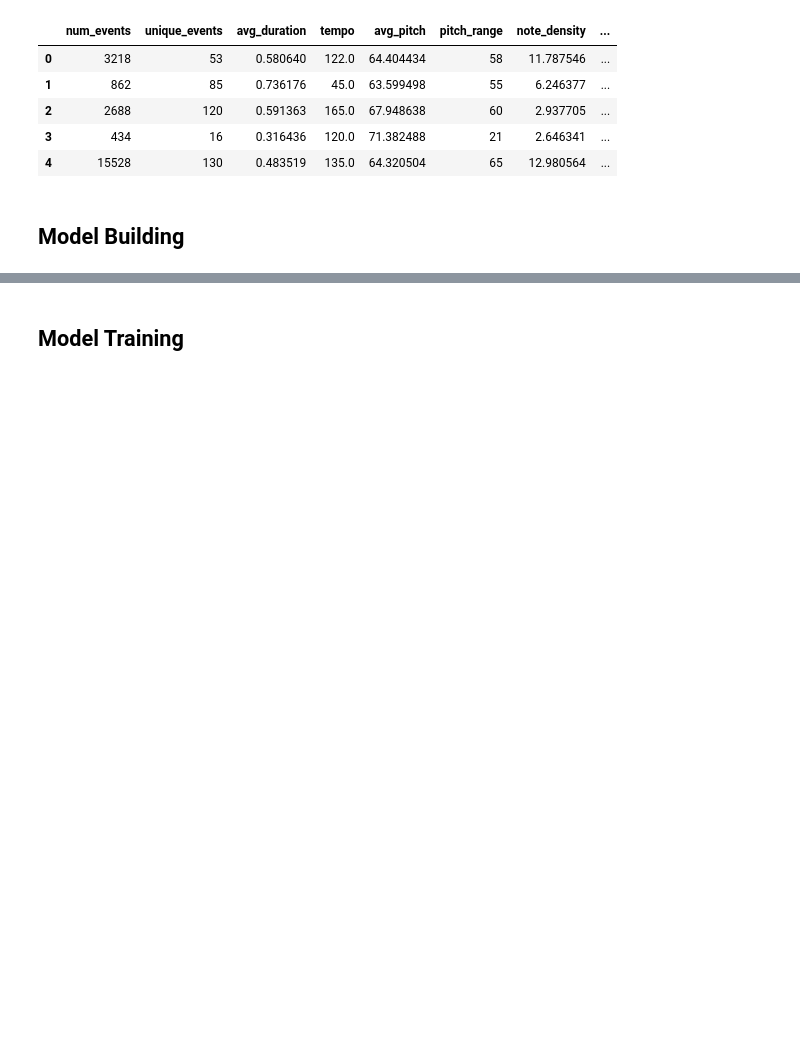
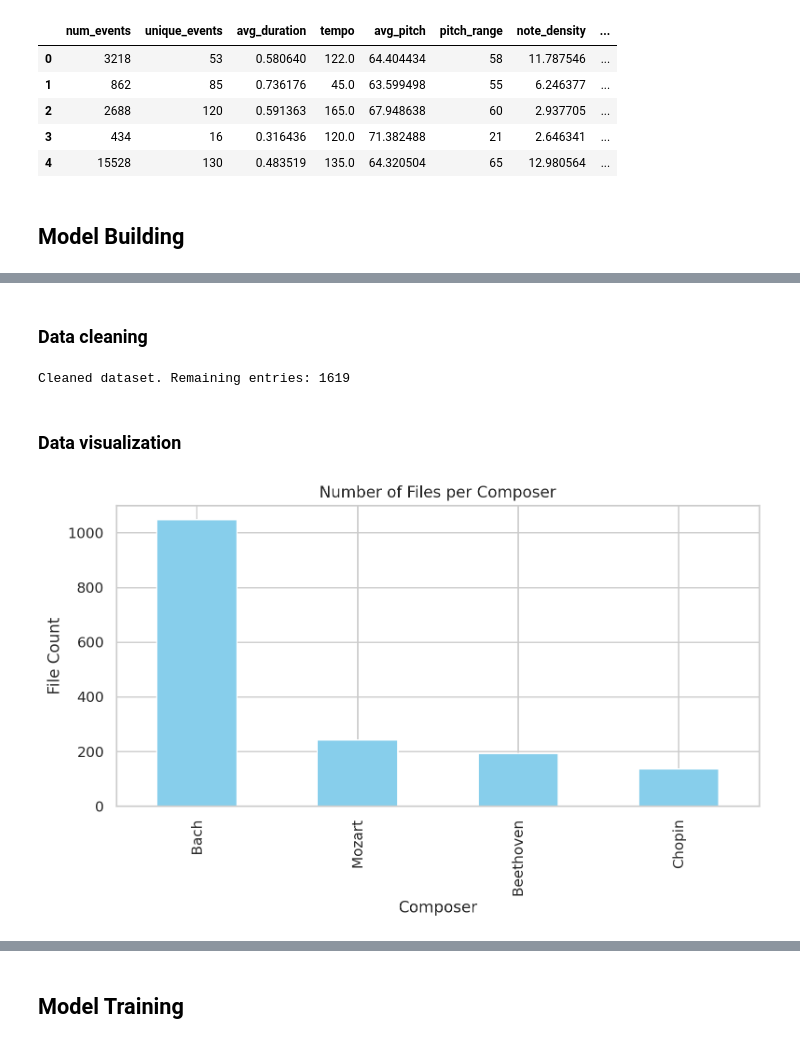
Before and after one commit to santa-dask/Music_Maestro_AI, a Jupyter notebook: AAI-511-IN2-Music_Maestro_AI-Project.ipynb, the cells around one changed output, grey strips where cells are left out. Saved outputs shown, nothing was run; the diff lists cells and outputs as text; code cells hidden in the pictures; blank space fills up the shorter version.

Commit message:
Updated data cleaning and visualization

```diff
--- a/AAI-511-IN2-Music_Maestro_AI-Project.ipynb
+++ b/AAI-511-IN2-Music_Maestro_AI-Project.ipynb
@@ -279,0 +283,8 @@ features_df.head()
+# %%
+# Load the uploaded dataset
+df = pd.read_csv(csv_file)
+
+# Show basic info
+df.info()
+
+df.head()
@@ -279,0 +315,44 @@ features_df.head()
+# %% [markdown]
+### Data cleaning
+# %%
+# Drop rows where note_sequence is missing or empty
+df = df[df['note_sequence'].notnull() & (df['note_sequence'].str.strip() != '')]
+
+# If there's an 'error' column, drop rows where errors were recorded
+if 'error' in df.columns:
+    df = df[df['error'].isnull() | (df['error'].str.strip() == '')]
+
+# Reset index after filtering
+df = df.reset_index(drop=True)
+
+# Convert note_density column to numerical value
+df['note_density'] = pd.to_numeric(df['note_density'], errors='coerce')
+
+print(f"Cleaned dataset. Remaining entries: {len(df)}")
+# %% [output]
+Cleaned dataset. Remaining entries: 1619
+# %% [markdown]
+### Data visualization
+# %%
+# Check number of files per composer and by split
+composer_counts = df['composer'].value_counts()
+split_counts = df['split'].value_counts()
+composer_split_counts = df.groupby(['composer', 'split']).size().unstack(fill_value=0)
+
+# Check missing or error-prone entries
+missing_sequences = df['note_sequence'].isnull().sum()
+error_files = df['error'].notnull().sum() if 'error' in df.columns else 0
+# %%
+# Set plot style
+sns.set(style="whitegrid")
+
+# Number of files per composer
+plt.figure(figsize=(8, 5))
+composer_counts.plot(kind='bar', color='skyblue')
+plt.title('Number of Files per Composer')
+plt.ylabel('File Count')
+plt.xlabel('Composer')
+plt.tight_layout()
+plt.show()
+# %% [output]
+[figure, added]
```
Also changed, not shown: parts of 9 cells of this notebook.
